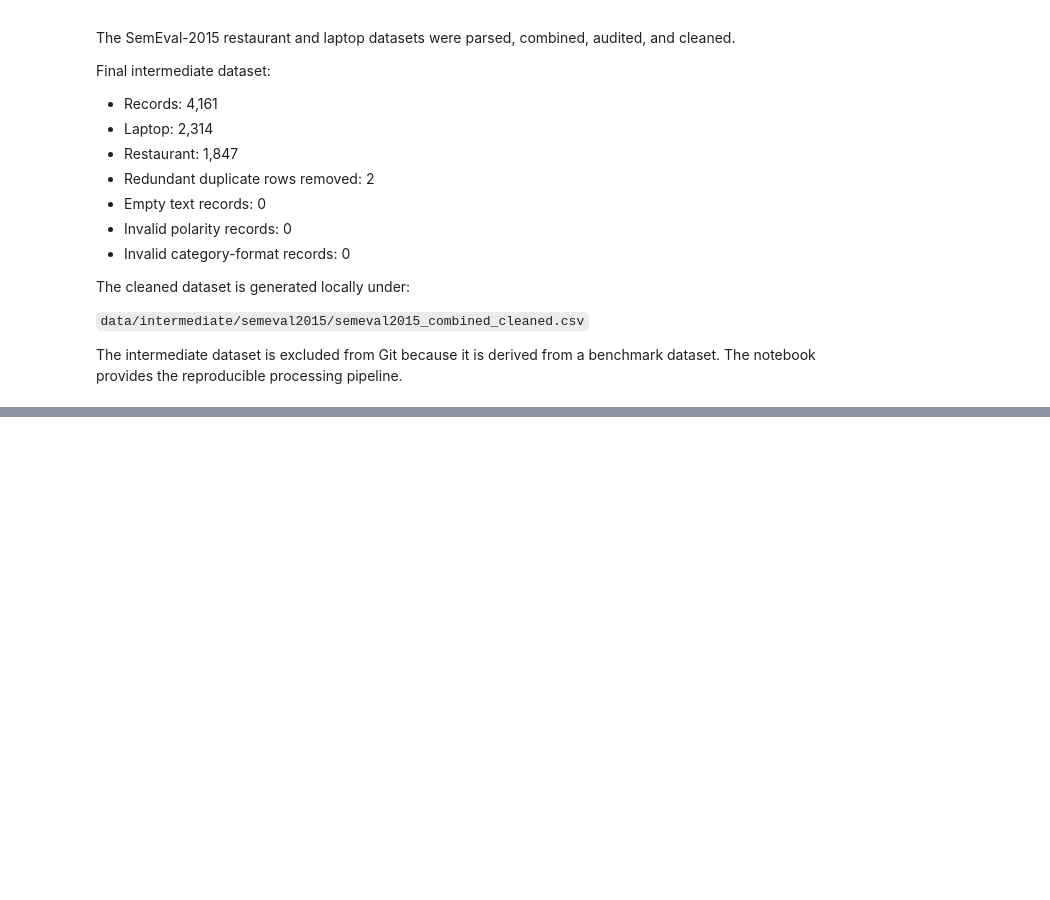
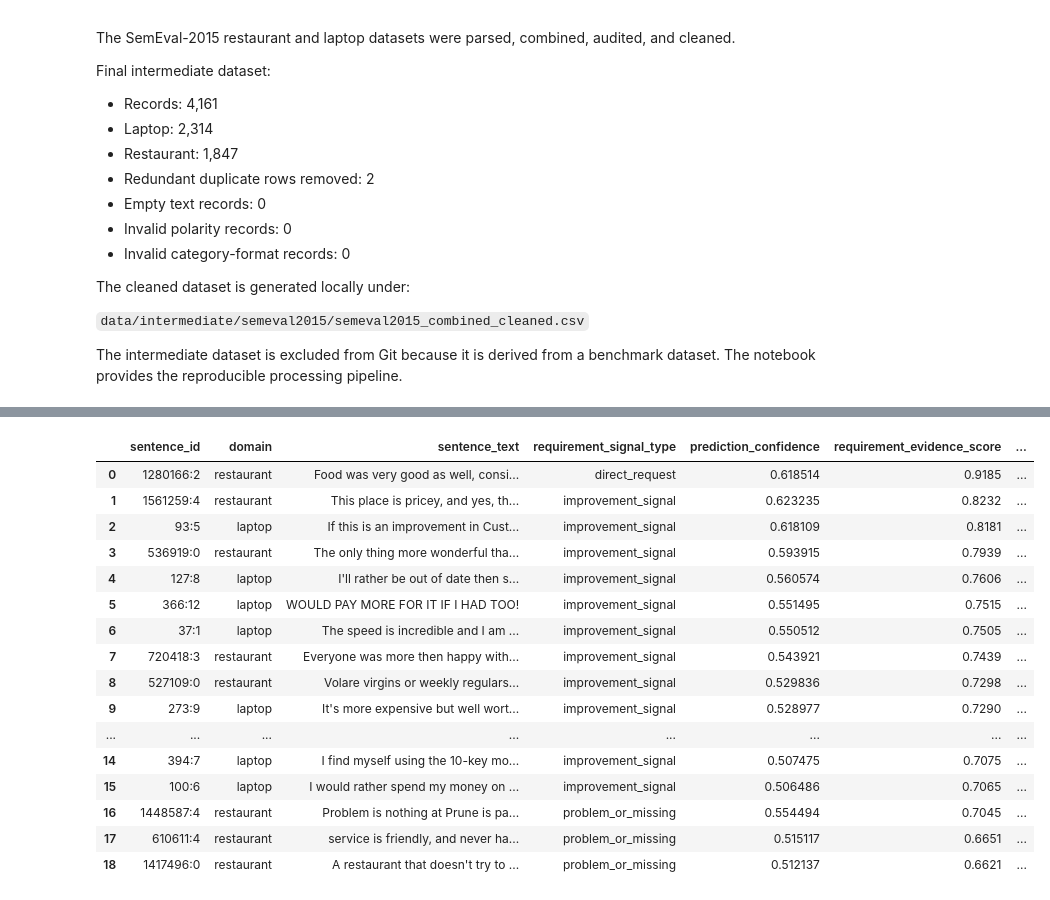
Before and after one commit to Roshni-Singh27/customer-requirement-analysis, a Jupyter notebook: notebooks/01_data_collection.ipynb, the cells around one changed output, grey strips where cells are left out. Saved outputs shown, nothing was run; the diff lists cells and outputs as text; code cells hidden in the pictures; blank space fills up the shorter version.

```diff
--- a/notebooks/01_data_collection.ipynb
+++ b/notebooks/01_data_collection.ipynb
@@ -943,0 +6730,7 @@ pipeline.
+# %%
+# Create manual validation label column
+
+validation_df["manual_requirement_label"] = pd.NA
+
+print("Manual validation column created.")
+print(validation_df["manual_requirement_label"].value_counts(dropna=False))
@@ -943,0 +7137,13 @@ pipeline.
+# %%
+batch_5_labels = [
+    "requirement",
+    "requirement",
+    "requirement",
+    "not_requirement",
+    "not_requirement",
+    "uncertain",
+    "requirement",
+    "requirement",
+    "requirement",
+    "requirement"
+]
@@ -943,0 +7394,37 @@ pipeline.
+# %%
+# ============================================
+# ERROR ANALYSIS — FALSE POSITIVES + UNCERTAIN
+# ============================================
+
+error_df = validation_df[
+    validation_df["manual_requirement_label"].isin(
+        ["not_requirement", "uncertain"]
+    )
+].copy()
+
+print("===== ERROR ANALYSIS SET =====")
+
+print("Total cases:", len(error_df))
+
+print("\nBy manual label:")
+print(
+    error_df["manual_requirement_label"]
+    .value_counts()
+)
+
+print("\n===== CASES REQUIRING ANALYSIS =====")
+
+display(
+    error_df[
+        [
+            "sentence_id",
+            "domain",
+            "sentence_text",
+            "requirement_signal_type",
+            "prediction_confidence",
+            "requirement_evidence_score",
+            "manual_requirement_label"
+        ]
+    ].reset_index(drop=True)
+)
+# %% [output]
@@ -943,0 +7441,17 @@ pipeline.
+|  | sentence_id | domain | sentence_text | requirement_signal_type | prediction_confidence | requirement_evidence_score | ... |
+| 0 | 1280166:2 | restaurant | Food was very good as well, consi... | direct_request | 0.618514 | 0.9185 | ... |
+| 1 | 1561259:4 | restaurant | This place is pricey, and yes, th... | improvement_signal | 0.623235 | 0.8232 | ... |
+| 2 | 93:5 | laptop | If this is an improvement in Cust... | improvement_signal | 0.618109 | 0.8181 | ... |
+| 3 | 536919:0 | restaurant | The only thing more wonderful tha... | improvement_signal | 0.593915 | 0.7939 | ... |
+| 4 | 127:8 | laptop | I'll rather be out of date then s... | improvement_signal | 0.560574 | 0.7606 | ... |
+| 5 | 366:12 | laptop | WOULD PAY MORE FOR IT IF I HAD TOO! | improvement_signal | 0.551495 | 0.7515 | ... |
+| 6 | 37:1 | laptop | The speed is incredible and I am ... | improvement_signal | 0.550512 | 0.7505 | ... |
+| 7 | 720418:3 | restaurant | Everyone was more then happy with... | improvement_signal | 0.543921 | 0.7439 | ... |
+| 8 | 527109:0 | restaurant | Volare virgins or weekly regulars... | improvement_signal | 0.529836 | 0.7298 | ... |
+| 9 | 273:9 | laptop | It's more expensive but well wort... | improvement_signal | 0.528977 | 0.7290 | ... |
+| ... | ... | ... | ... | ... | ... | ... | ... |
+| 14 | 394:7 | laptop | I find myself using the 10-key mo... | improvement_signal | 0.507475 | 0.7075 | ... |
+| 15 | 100:6 | laptop | I would rather spend my money on ... | improvement_signal | 0.506486 | 0.7065 | ... |
+| 16 | 1448587:4 | restaurant | Problem is nothing at Prune is pa... | problem_or_missing | 0.554494 | 0.7045 | ... |
+| 17 | 610611:4 | restaurant | service is friendly, and never ha... | problem_or_missing | 0.515117 | 0.6651 | ... |
+| 18 | 1417496:0 | restaurant | A restaurant that doesn't try to ... | problem_or_missing | 0.512137 | 0.6621 | ... |
```
Also changed, not shown: parts of 158 cells of this notebook, 4 other files.
